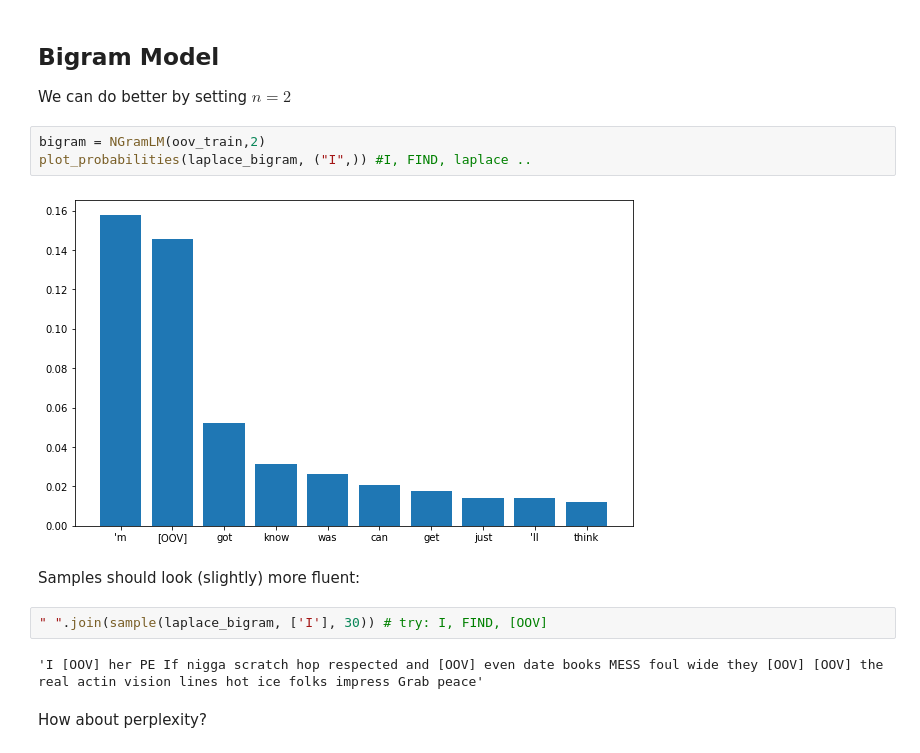
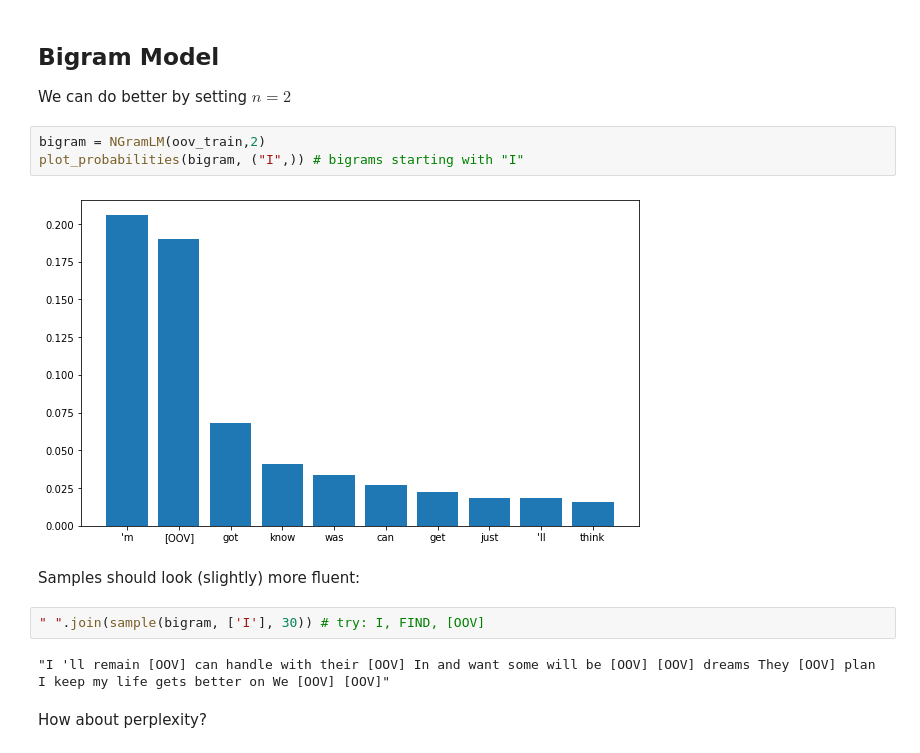
Before and after one commit to copenlu/stat-nlp-book, a Jupyter notebook: chapters/language_models_slides.ipynb, the cells around one changed output. Cells and saved outputs as stored; diff of their text form.

```diff
--- a/chapters/language_models_slides.ipynb
+++ b/chapters/language_models_slides.ipynb
@@ -545,15 +557,15 @@ print(sample(unigram, [], 10))
 We can do better by setting $n=2$
 # %%
 bigram = NGramLM(oov_train,2)
-plot_probabilities(laplace_bigram, ("I",)) #I, FIND, laplace ..
+plot_probabilities(bigram, ("I",)) # bigrams starting with "I"
 # %% [output]
-[figure, old version]
+[figure, new version]
 # %% [markdown]
 Samples should look (slightly) more fluent:
 # %%
-" ".join(sample(laplace_bigram, ['I'], 30)) # try: I, FIND, [OOV]
+" ".join(sample(bigram, ['I'], 30)) # try: I, FIND, [OOV]
 # %% [output]
-'I [OOV] her PE If nigga scratch hop respected and [OOV] even date books MESS foul wide they [OOV] [OOV] the real actin vision lines hot ice folks impress Grab peace'
+"I 'll remain [OOV] can handle with their [OOV] In and want some will be [OOV] [OOV] dreams They [OOV] plan I keep my life gets better on We [OOV] [OOV]"
 # %% [markdown]
 How about perplexity?
 # %%
```
Also changed, not shown: parts of 15 cells of this notebook.
